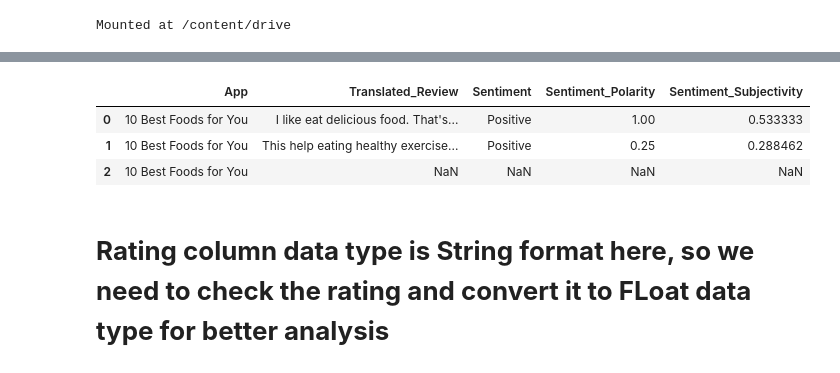
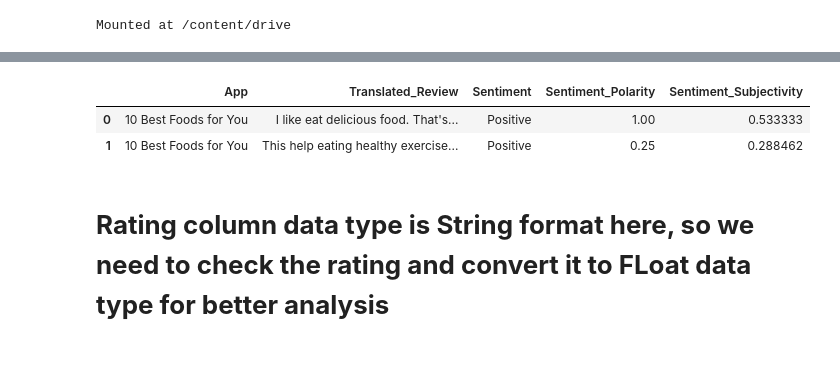
Before and after one commit to indrochoco/Playstore-app-Review-analysis, a Jupyter notebook: Copy_of_Play_Store_App_Review_Analysis_Capstone_Project.ipynb, the cells around one changed output, grey strips where cells are left out. Saved outputs shown, nothing was run; the diff lists cells and outputs as text; code cells hidden in the pictures.

```diff
--- a/Copy_of_Play_Store_App_Review_Analysis_Capstone_Project.ipynb
+++ b/Copy_of_Play_Store_App_Review_Analysis_Capstone_Project.ipynb
@@ -32,12 +32,11 @@ df.head(3)
 | 1 | Coloring book moana | ART_AND_DESIGN | 3.9 | 967 | 14M | 500,000+ | Free | 0 | Everyone | Art & Design;Pretend Play | ... |
 | 2 | U Launcher Lite – FREE Live Cool ... | ART_AND_DESIGN | 4.7 | 87510 | 8.7M | 5,000,000+ | Free | 0 | Everyone | Art & Design | ... |
 # %%
-df_1.head(3)
+df_1.head(2)
 # %% [output]
 |  | App | Translated_Review | Sentiment | Sentiment_Polarity | Sentiment_Subjectivity |
 | 0 | 10 Best Foods for You | I like eat delicious food. That's... | Positive | 1.00 | 0.533333 |
 | 1 | 10 Best Foods for You | This help eating healthy exercise... | Positive | 0.25 | 0.288462 |
-| 2 | 10 Best Foods for You | NaN | NaN | NaN | NaN |
 # %% [markdown]
 # **Rating column data type is String format here, so we need to check the rating and convert it to FLoat data type for better analysis**
 # %%
```
Also changed, not shown: parts of 63 cells of this notebook.
